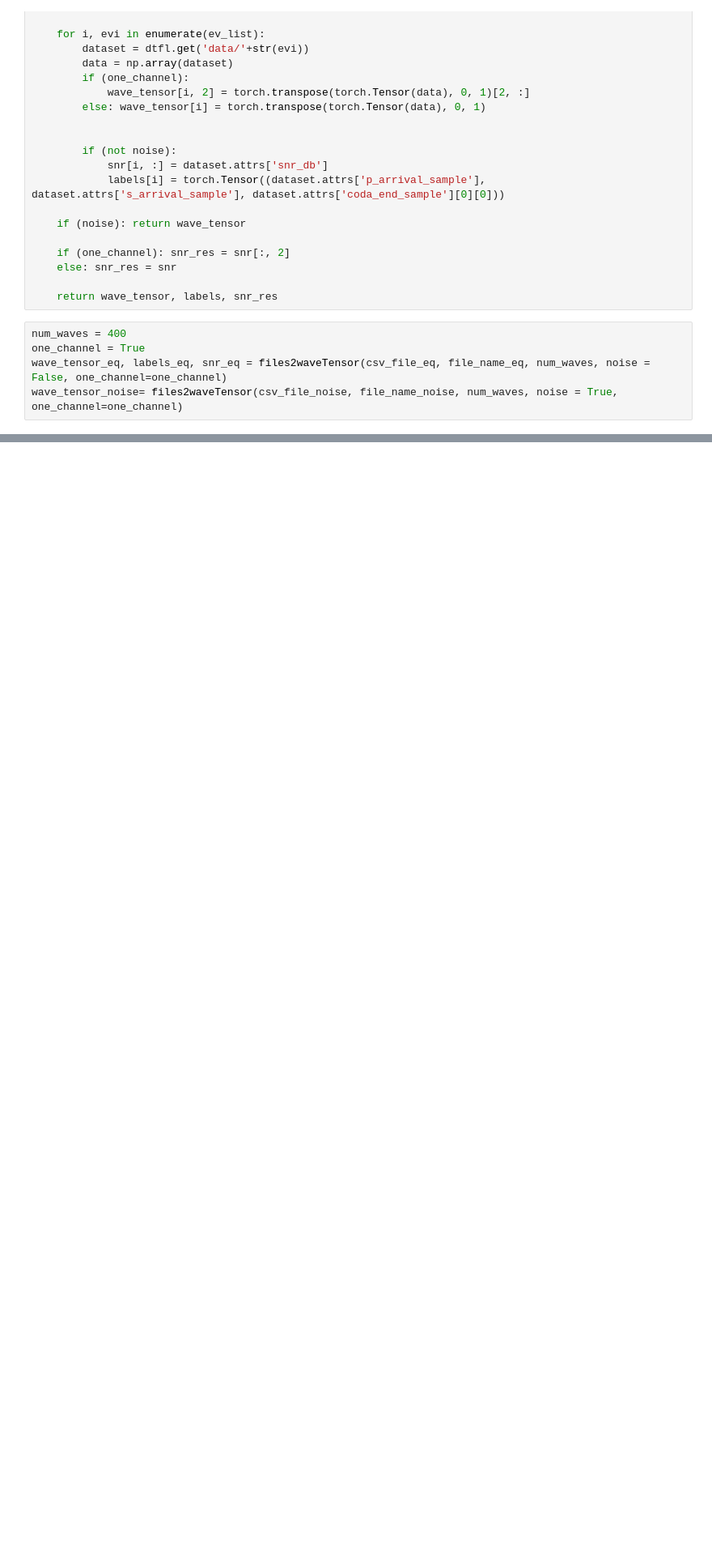
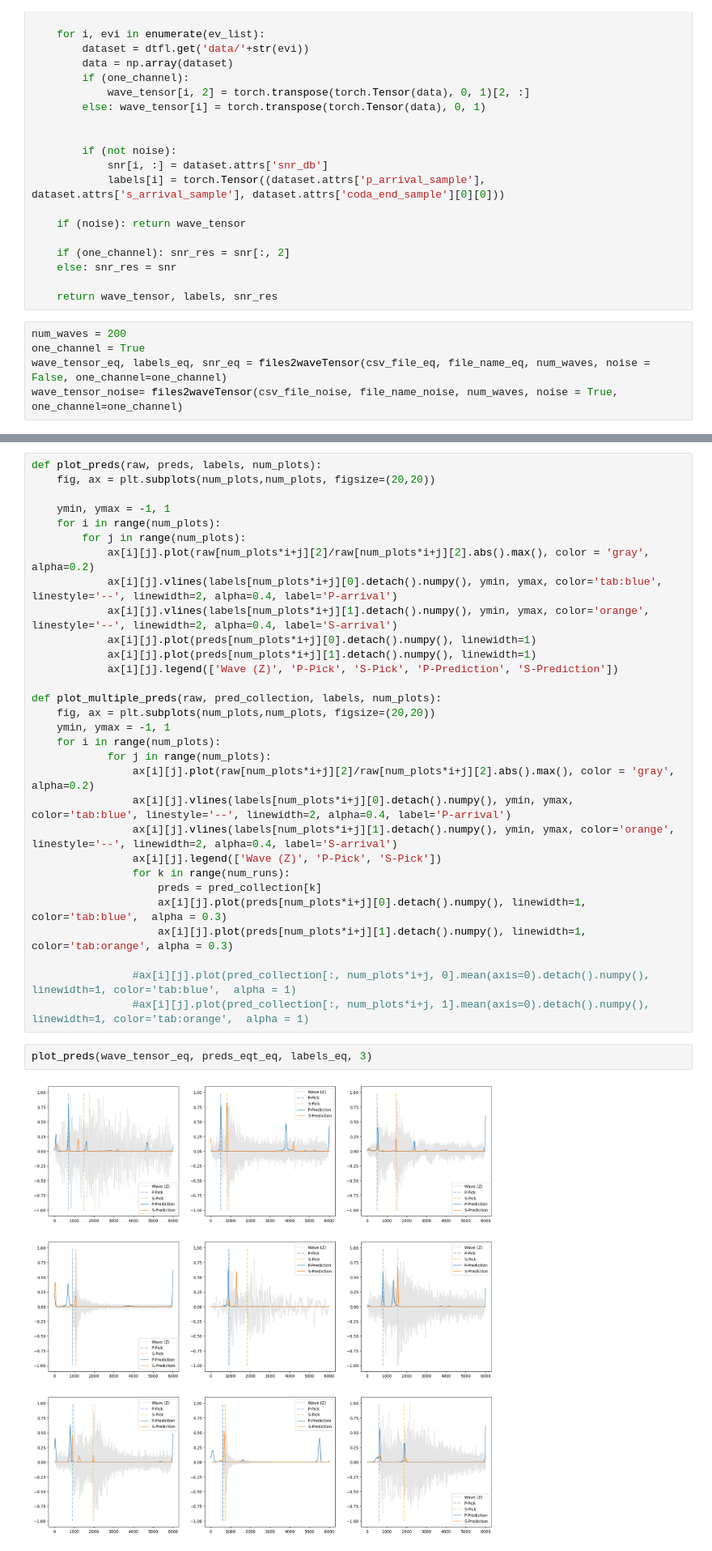
Before and after one commit to kerimoglutolga/earthquake-monitoring, a Jupyter notebook: notebooks/EQTransformerTesting.ipynb, the cells around one changed output, grey strips where cells are left out. Shown at 81% size. Saved outputs shown, nothing was run; the diff lists cells and outputs as text; blank space fills up the shorter version.

```diff
--- a/notebooks/EQTransformerTesting.ipynb
+++ b/notebooks/EQTransformerTesting.ipynb
@@ -912,7 +947,7 @@ def files2waveTensor(csv_file, file_name, num_waves, noise = False, one_channel
 
     return wave_tensor, labels, snr_res
 # %%
-num_waves = 400
+num_waves = 200
 one_channel = True
 wave_tensor_eq, labels_eq, snr_eq = files2waveTensor(csv_file_eq, file_name_eq, num_waves, noise = False, one_channel=one_channel)
 wave_tensor_noise= files2waveTensor(csv_file_noise, file_name_noise, num_waves, noise = True, one_channel=one_channel)
@@ -933,0 +1002,34 @@ preds_eqt_eq, pick_preds_eqt_eq = get_preds(eqt_model, wave_tensor_eq, num_waves
+# %%
+def plot_preds(raw, preds, labels, num_plots):
+    fig, ax = plt.subplots(num_plots,num_plots, figsize=(20,20))
+
+    ymin, ymax = -1, 1
+    for i in range(num_plots):
+        for j in range(num_plots):
+            ax[i][j].plot(raw[num_plots*i+j][2]/raw[num_plots*i+j][2].abs().max(), color = 'gray', alpha=0.2)
+            ax[i][j].vlines(labels[num_plots*i+j][0].detach().numpy(), ymin, ymax, color='tab:blue', linestyle='--', linewidth=2, alpha=0.4, label='P-arrival')
+            ax[i][j].vlines(labels[num_plots*i+j][1].detach().numpy(), ymin, ymax, color='orange', linestyle='--', linewidth=2, alpha=0.4, label='S-arrival')
+            ax[i][j].plot(preds[num_plots*i+j][0].detach().numpy(), linewidth=1)
+            ax[i][j].plot(preds[num_plots*i+j][1].detach().numpy(), linewidth=1)
+            ax[i][j].legend(['Wave (Z)', 'P-Pick', 'S-Pick', 'P-Prediction', 'S-Prediction'])
+
+def plot_multiple_preds(raw, pred_collection, labels, num_plots):
+    fig, ax = plt.subplots(num_plots,num_plots, figsize=(20,20))
+    ymin, ymax = -1, 1
+    for i in range(num_plots):
+            for j in range(num_plots):
+                ax[i][j].plot(raw[num_plots*i+j][2]/raw[num_plots*i+j][2].abs().max(), color = 'gray', alpha=0.2)
+                ax[i][j].vlines(labels[num_plots*i+j][0].detach().numpy(), ymin, ymax, color='tab:blue', linestyle='--', linewidth=2, alpha=0.4, label='P-arrival')
+                ax[i][j].vlines(labels[num_plots*i+j][1].detach().numpy(), ymin, ymax, color='orange', linestyle='--', linewidth=2, alpha=0.4, label='S-arrival')
+                ax[i][j].legend(['Wave (Z)', 'P-Pick', 'S-Pick'])
+                for k in range(num_runs):
+                    preds = pred_collection[k]
+                    ax[i][j].plot(preds[num_plots*i+j][0].detach().numpy(), linewidth=1, color='tab:blue',  alpha = 0.3)
+                    ax[i][j].plot(preds[num_plots*i+j][1].detach().numpy(), linewidth=1, color='tab:orange', alpha = 0.3)
+
+                #ax[i][j].plot(pred_collection[:, num_plots*i+j, 0].mean(axis=0).detach().numpy(), linewidth=1, color='tab:blue',  alpha = 1)
+                #ax[i][j].plot(pred_collection[:, num_plots*i+j, 1].mean(axis=0).detach().numpy(), linewidth=1, color='tab:orange',  alpha = 1)
+# %%
+plot_preds(wave_tensor_eq, preds_eqt_eq, labels_eq, 3)
+# %% [output]
+[figure, added]
```
Also changed, not shown: parts of 22 cells of this notebook.
